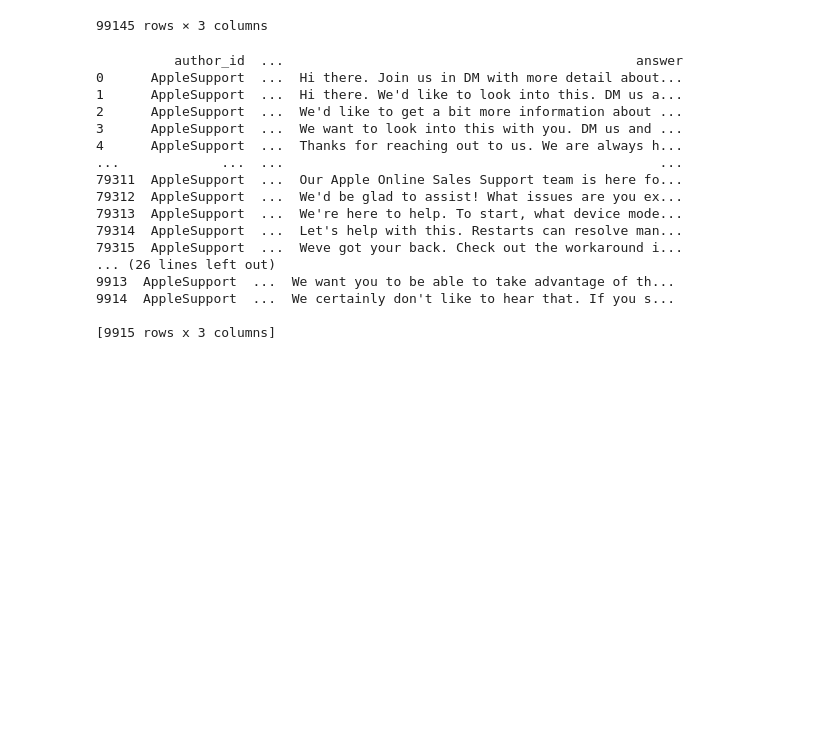
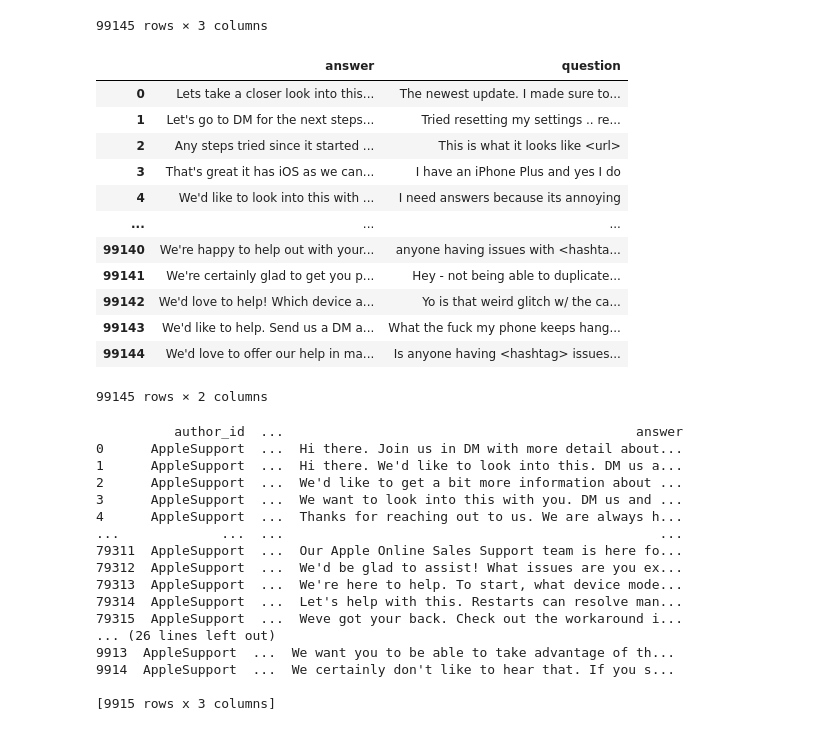
Before and after one commit to Adityahulk/Apple-customer-support-chatbot-with-Dialo-GPT, a Jupyter notebook: Chatbot_model.ipynb, the cells around one changed output. Saved outputs shown, nothing was run; the diff lists cells and outputs as text; code cells hidden in the pictures; blank space fills up the shorter version.

```diff
--- a/Chatbot_model.ipynb
+++ b/Chatbot_model.ipynb
@@ -45,6 +44,8 @@ except ImportError:
     from tensorboardX import SummaryWriter
 # %%
 df = pd.read_csv('/content/applesupport.tsv',sep='\t')
+columns_titles = ["answer","question"]
+data=df.reindex(columns=columns_titles)
 df
 # %% [output]
 |  | author_id | question | answer |
@@ -60,5 +61,21 @@ df
 | 99143 | AppleSupport | What the fuck my phone keeps hang... | We'd like to help. Send us a DM a... |
 | 99144 | AppleSupport | Is anyone having <hashtag> issues... | We'd love to offer our help in ma... |
 99145 rows × 3 columns
+# %%
+data
+# %% [output]
+|  | answer | question |
+| 0 | Lets take a closer look into this... | The newest update. I made sure to... |
+| 1 | Let's go to DM for the next steps... | Tried resetting my settings .. re... |
+| 2 | Any steps tried since it started ... | This is what it looks like <url> |
+| 3 | That's great it has iOS as we can... | I have an iPhone Plus and yes I do |
+| 4 | We'd like to look into this with ... | I need answers because its annoying |
+| ... | ... | ... |
+| 99140 | We're happy to help out with your... | anyone having issues with <hashta... |
+| 99141 | We're certainly glad to get you p... | Hey - not being able to duplicate... |
+| 99142 | We'd love to help! Which device a... | Yo is that weird glitch w/ the ca... |
+| 99143 | We'd like to help. Send us a DM a... | What the fuck my phone keeps hang... |
+| 99144 | We'd love to offer our help in ma... | Is anyone having <hashtag> issues... |
+99145 rows × 2 columns
 # %%
 train_df = pd.read_csv('/content/applesupport-train.tsv',sep='\t')
```
Also changed, not shown: parts of 6 cells of this notebook.
